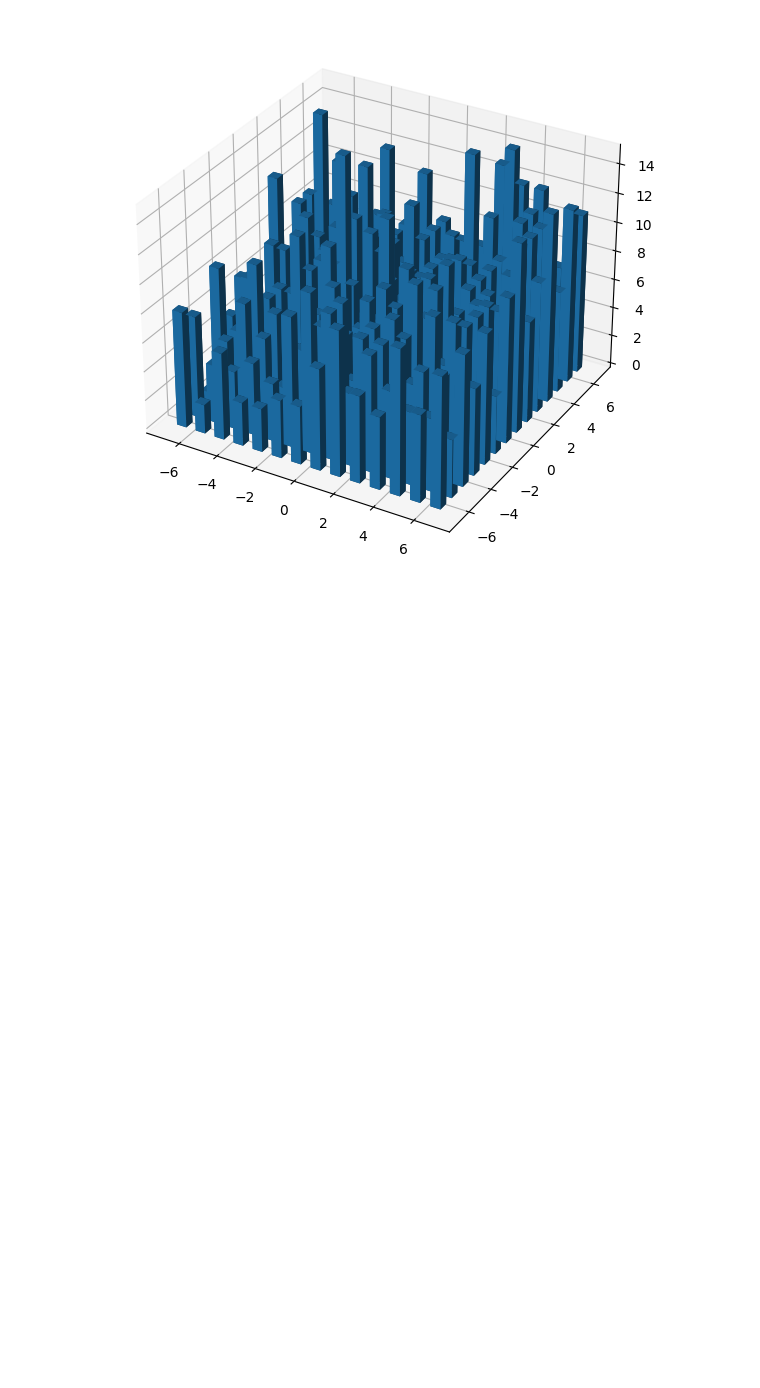
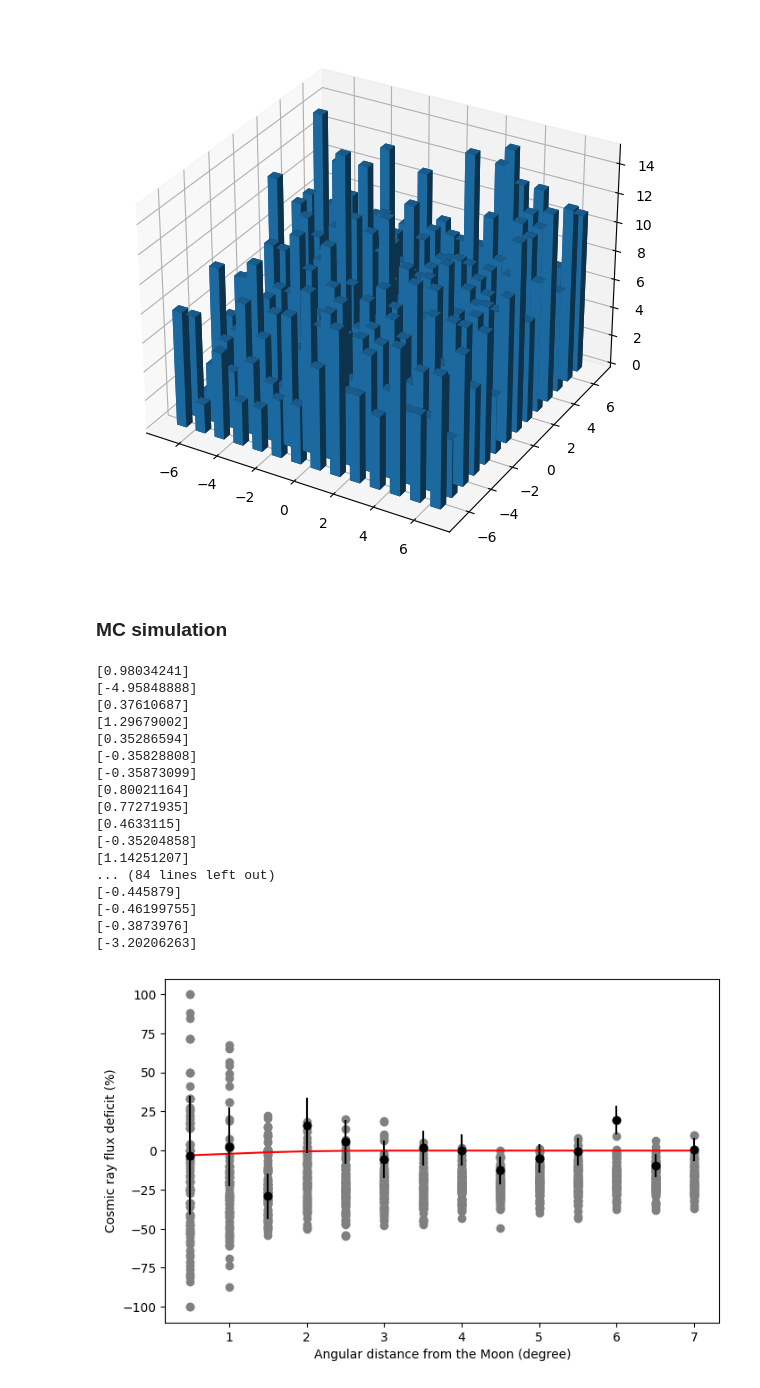
Before and after one commit to polinanovy/carpet, a Jupyter notebook: moon_shadow/moon.ipynb, the cells around one changed output. Saved outputs shown, nothing was run; the diff lists cells and outputs as text; code cells hidden in the pictures; blank space fills up the shorter version.

```diff
--- a/moon_shadow/moon.ipynb
+++ b/moon_shadow/moon.ipynb
@@ -422,3 +423,5 @@ ax.bar3d(xpos, ypos, zpos, dx, dy, dz, zsort='average')
 plt.show()
 # %% [output]
 [figure]
+# %% [markdown]
+### MC simulation
@@ -425,3 +456,77 @@ plt.show()
+# %%
+fig, ax = plt.subplots()
+fig.set_size_inches(8, 5)
+ax.set_xlabel('Angular distance from the Moon (degree)')
+ax.set_ylabel('Cosmic ray flux deficit (%)')
+ax.plot(space_ang, rel_dif, 'ko')
+ax.plot(space_ang, Model_Gaussian(space_ang, popt), '-r', label = 'Gaussian fit, ang.res.='+str(round(popt[0],2))+' deg')
+plt.errorbar(space_ang, rel_dif, yerr = sigma, fmt = 'o', color = 'k')
+
+N_SIM = 100
+for i in range(N_SIM):
+    carpetMC = shuffleCarpet(carpet)
+    DA = []; DA_p14 = []; DA_m14 = []; DA_p28 = []; DA_m28 = []
+    m_alt = []; m_az = []
+    for carp in carpetMC:
+        alt, az = MoonPosition(carp)
+        m_alt.append(alt); m_az.append(az)
+        psi = Angle(carp, alt, az)
+        DA.append(psi)
+        DA_p14.append(Angle(carp, alt, az+14))
+        DA_m14.append(Angle(carp, alt, az-14))
+        DA_p28.append(Angle(carp, alt, az+28))
+        DA_m28.append(Angle(carp, alt, az-28))
+
+    N, N_omega = Binning(DA)
+    N_p14, N_omega_p14 = Binning(DA_p14)
+    N_m14, N_omega_m14 = Binning(DA_m14)
+    N_p28, N_omega_p28 = Binning(DA_p28)
+    N_m28, N_omega_m28 = Binning(DA_m28)
+
+    #Calculating deficit of cosmic rays from the direction of the Moon relative to the background
+    n = 4 #6
+    rel_dif = []
+    sigma = []
+    for i in range(len(N)):
+        #Mean of each bin for fake (background) moons
+        N_f_mean = (N_m14[i]+N_m28[i]+N_p14[i]+N_p28[i])/n
+
+        #Deficit
+        rel_dif.append((N[i]-N_f_mean)/N_f_mean * 100)
+
+        #Uncertainty
+        if N[i] == 0:
+            sigma.append(0)
+        else:
+            sigma.append((N[i]/N_f_mean * np.sqrt(1/N[i] + 1/n/N_f_mean)*100))
+
+    space_ang = np.arange(0.5, 15*0.5, 0.5)
+    popt, pcov = curve_fit(Model_Gaussian, space_ang, rel_dif)
+    print(popt)
+
+    plt.scatter(space_ang, rel_dif, color='gray', marker='o')
+    #plt.errorbar(space_ang, rel_dif, yerr = sigma, fmt = 'o', color = 'gray')
+
+plt.show()
+# %% [output]
+[0.98034241]
+[-4.95848888]
+[0.37610687]
+[1.29679002]
+[0.35286594]
+[-0.35828808]
+[-0.35873099]
+[0.80021164]
+[0.77271935]
+[0.4633115]
+[-0.35204858]
+[1.14251207]
+... (84 lines left out)
+[-0.445879]
+[-0.46199755]
+[-0.3873976]
+[-3.20206263]
+[figure, added]
 # %% [markdown]
 <a style='text-decoration:none;line-height:16px;display:flex;color:#5B5B62;padding:10px;justify-content:end;' href='https://deepnote.com?utm_source=created-in-deepnote-cell&projectId=1254ab87-4196-482f-af78-a01d8f0f49a1' target="_blank">
 <img alt='Created in deepnote.com' style='display:inline;max-height:16px;margin:0px;margin-right:7.5px;' src='embedded-picture-1' > </img>
```
Also changed, not shown: parts of 5 cells of this notebook.
